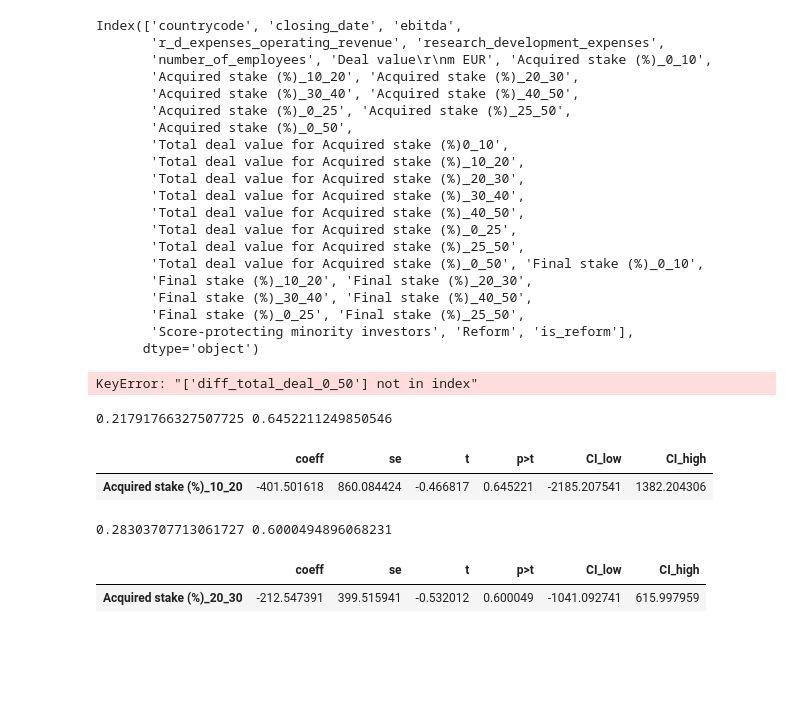
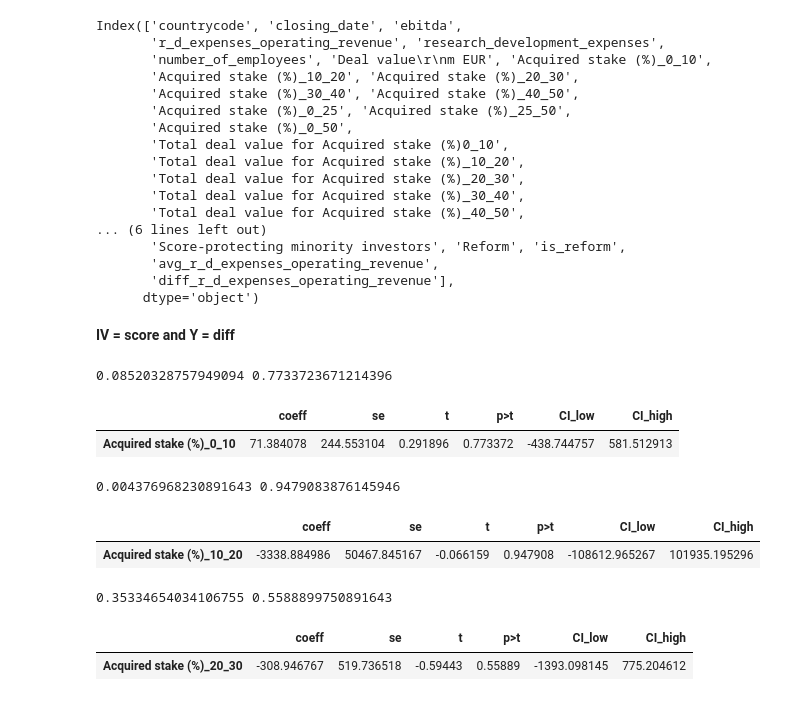
Before and after one commit to 21dubreuil/MS, a Jupyter notebook: kilian.ipynb, the cells around one changed output. Drawn from its saved outputs; the diff is of its cells as text; code cells hidden in the pictures; blank space fills up the shorter version.

```diff
--- a/kilian.ipynb
+++ b/kilian.ipynb
@@ -11,13 +9,3 @@ df = pd.read_csv("H_target_final.csv")
 #Transform Nan into 0 and True into 1
 df["is_reform"] = df["is_reform"].fillna(0)
 df["is_reform"] = df["is_reform"].apply(lambda x : int(x))
-# %%
-df.sort_values(by= ['countrycode', 'closing_date'], inplace = True)
-df['diff_total_deal_0_50'] = 0
-for i in range(df['Total deal value for Acquired stake (%)_0_50'].shape[0]-1) :
-    country = df['countrycode'][i]
-    country_after = df['countrycode'][i+1]
-    if country == country_after :
-        df['diff_total_deal_0_50'][i] = df['Total deal value for Acquired stake (%)_0_50'][i+1] - df['Total deal value for Acquired stake (%)_0_50'][i]
-    else :
-        df['diff_total_deal_0_50'][i] = df['Total deal value for Acquired stake (%)_0_50'][i]
@@ -32,0 +12,30 @@ See the caveats in the documentation: https://pandas.pydata.org/pandas-docs/stab
+# %%
+# pour acquisition 0-50, moyenne de r_d_expenses_operating_revenue
+# année en cours + 2 années après.
+# Si pas possible, moyenne sur l'année en cours et l'année suivante, ou valeur de l'anée
+
+df = pd.read_csv("H_target_final.csv")
+df.sort_values(by= ['countrycode', 'closing_date'], inplace = True)
+df['avg_r_d_expenses_operating_revenue'] = 0
+for i in range(df.shape[0]-2) :
+    country = df['countrycode'][i]
+    country_N_1 = df['countrycode'][i+1]
+    country_N_2 = df['countrycode'][i+2]
+    if (country == country_N_1) and (country == country_N_2):
+        sum = df['r_d_expenses_operating_revenue'][i] + df['r_d_expenses_operating_revenue'][i+1] +  df['r_d_expenses_operating_revenue'][i+2]
+        df['avg_r_d_expenses_operating_revenue'][i] = sum / 3
+    if (country == country_N_1) and (country != country_N_2):
+        sum = df['r_d_expenses_operating_revenue'][i] + df['r_d_expenses_operating_revenue'][i+1]
+        df['avg_r_d_expenses_operating_revenue'][i] = sum / 2
+    else :
+        df['avg_r_d_expenses_operating_revenue'][i] = df['r_d_expenses_operating_revenue'][i]
+
+# pour acquisition 0-50, difference r_d_expenses_operating_revenue un an apres - année en cours
+df['diff_r_d_expenses_operating_revenue'] = 0
+for i in range(df.shape[0]-1) :
+    country = df['countrycode'][i]
+    country_N1 = df['countrycode'][i+1]
+    if country == country_N1 :
+        df['diff_r_d_expenses_operating_revenue'][i] = df['r_d_expenses_operating_revenue'][i+1] - df['r_d_expenses_operating_revenue'][i]
+    else :
+        df['diff_r_d_expenses_operating_revenue'][i] = df['r_d_expenses_operating_revenue'][i]
@@ -45,19 +75,18 @@ Index(['countrycode', 'closing_date', 'ebitda',
        'Total deal value for Acquired stake (%)_20_30',
        'Total deal value for Acquired stake (%)_30_40',
        'Total deal value for Acquired stake (%)_40_50',
-       'Total deal value for Acquired stake (%)_0_25',
-       'Total deal value for Acquired stake (%)_25_50',
-       'Total deal value for Acquired stake (%)_0_50', 'Final stake (%)_0_10',
-       'Final stake (%)_10_20', 'Final stake (%)_20_30',
-       'Final stake (%)_30_40', 'Final stake (%)_40_50',
-       'Final stake (%)_0_25', 'Final stake (%)_25_50',
-       'Score-protecting minority investors', 'Reform', 'is_reform'],
+... (6 lines left out)
+       'Score-protecting minority investors', 'Reform', 'is_reform',
+       'avg_r_d_expenses_operating_revenue',
+       'diff_r_d_expenses_operating_revenue'],
       dtype='object')
+# %% [markdown]
+**IV = score and Y = diff**
 # %%
 # 0-10
-Y = 'diff_total_deal_0_50'
+Y = 'diff_r_d_expenses_operating_revenue'
 X = ['Acquired stake (%)_0_10']
-Z = ['is_reform']
+Z = ['Score-protecting minority investors']
 W = []
 fe_var = 'countrycode'
 cluster = 'countrycode'
@@ -67,29 +96,31 @@ F1, pF1 = results.Ftest(['Acquired stake (%)_0_10'])
 print(F1,pF1)
 results.summary
 # %% [output]
-KeyError: "['diff_total_deal_0_50'] not in index"
+0.08520328757949094 0.7733723671214396
+|  | coeff | se | t | p>t | CI_low | CI_high |
+| Acquired stake (%)_0_10 | 71.384078 | 244.553104 | 0.291896 | 0.773372 | -438.744757 | 581.512913 |
 # %%
 # 10-20
-Y = 'r_d_expenses_operating_revenue'
+Y = 'diff_r_d_expenses_operating_revenue'
 X = ['Acquired stake (%)_10_20']
-Z = ['diff_total_deal_0_50']
+Z = ['Score-protecting minority investors']
 W = []
 fe_var = 'countrycode'
 cluster = 'countrycode'
 
 results = mt.ivreg(df, Y,X,Z,W, fe_name = fe_var, cluster=cluster)
 F1, pF1 = results.Ftest(['Acquired stake (%)_10_20'])
 print(F1,pF1)
 results.summary
 # %% [output]
-0.21791766327507725 0.6452211249850546
+0.004376968230891643 0.9479083876145946
 |  | coeff | se | t | p>t | CI_low | CI_high |
-| Acquired stake (%)_10_20 | -401.501618 | 860.084424 | -0.466817 | 0.645221 | -2185.207541 | 1382.204306 |
+| Acquired stake (%)_10_20 | -3338.884986 | 50467.845167 | -0.066159 | 0.947908 | -108612.965267 | 101935.195296 |
 # %%
 # 20-30
-Y = 'r_d_expenses_operating_revenue'
+Y = 'diff_r_d_expenses_operating_revenue'
 X = ['Acquired stake (%)_20_30']
-Z = ['diff_total_deal_0_50']
+Z = ['Score-protecting minority investors']
 W = []
 fe_var = 'countrycode'
 cluster = 'countrycode'
@@ -99,8 +130,8 @@ F1, pF1 = results.Ftest(['Acquired stake (%)_20_30'])
 print(F1,pF1)
 results.summary
 # %% [output]
-0.28303707713061727 0.6000494896068231
+0.35334654034106755 0.5588899750891643
 |  | coeff | se | t | p>t | CI_low | CI_high |
-| Acquired stake (%)_20_30 | -212.547391 | 399.515941 | -0.532012 | 0.600049 | -1041.092741 | 615.997959 |
+| Acquired stake (%)_20_30 | -308.946767 | 519.736518 | -0.59443 | 0.55889 | -1393.098145 | 775.204612 |
 # %%
 # 30-40
```
Also changed, not shown: parts of 38 cells of this notebook, 3 other files.
